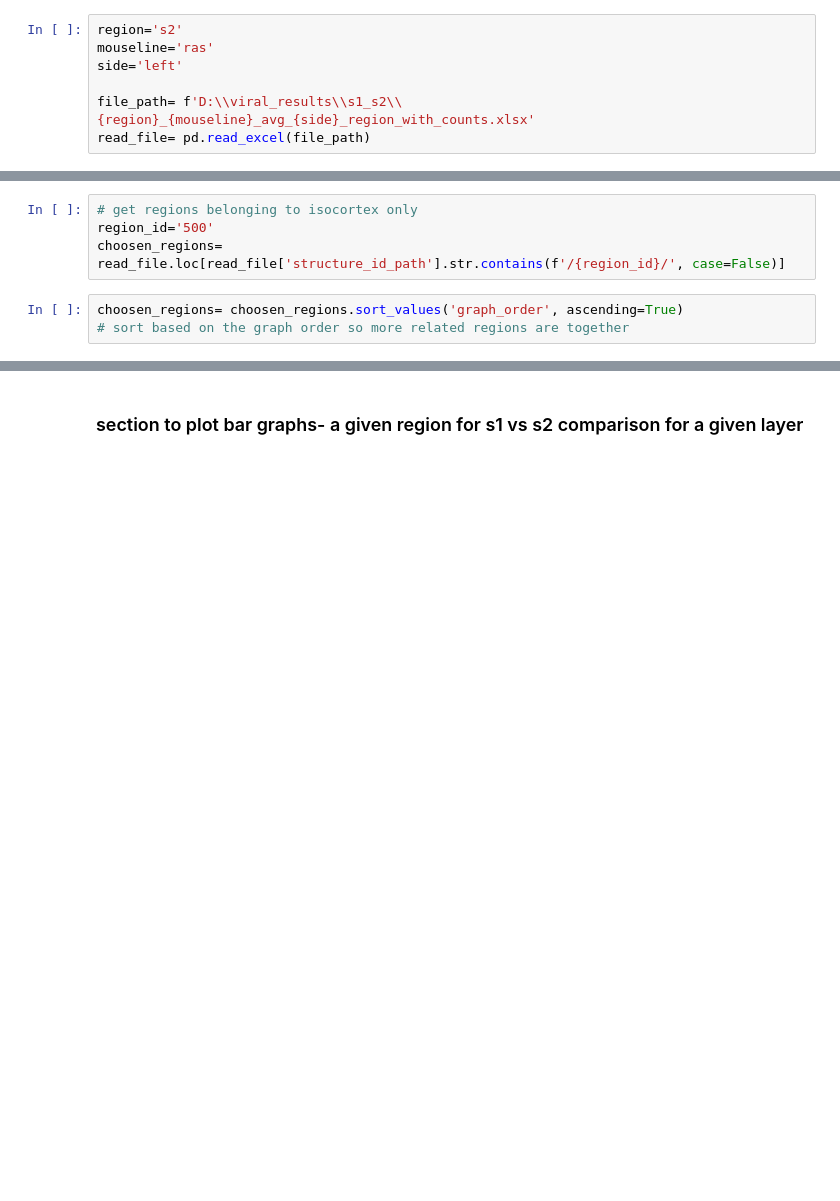
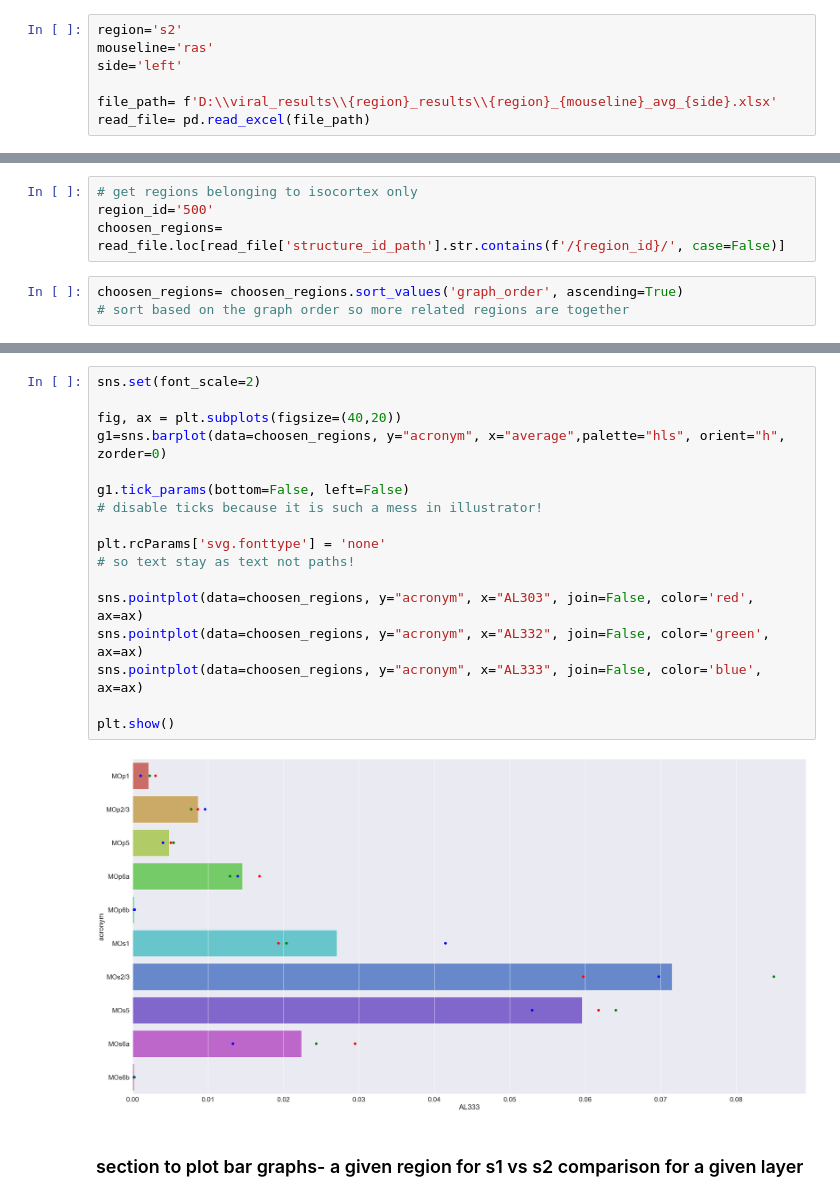
Before and after one commit to YANQI-LIU/Image_Registration, a Jupyter notebook: plotting_sns.ipynb, the cells around one changed output, grey strips where cells are left out. Saved outputs shown, nothing was run; the diff lists cells and outputs as text; blank space fills up the shorter version.

```diff
--- a/plotting_sns.ipynb
+++ b/plotting_sns.ipynb
@@ -261,7 +626,7 @@ region='s2'
 mouseline='ras'
 side='left'
 
-file_path= f'D:\\viral_results\\s1_s2\\{region}_{mouseline}_avg_{side}_region_with_counts.xlsx'
+file_path= f'D:\\viral_results\\{region}_results\\{region}_{mouseline}_avg_{side}.xlsx'
 read_file= pd.read_excel(file_path)
 # %% [markdown]
 some ids to consider
@@ -297,6 +677,25 @@ plt.savefig(f'{outdir}\\{region}_{mouseline}_avg_{side}_{region_id}.svg')
 plt.show()
 # %% [output]
 [figure]
+# %%
+sns.set(font_scale=2)
+
+fig, ax = plt.subplots(figsize=(40,20))
+g1=sns.barplot(data=choosen_regions, y="acronym", x="average",palette="hls", orient="h", zorder=0)
+
+g1.tick_params(bottom=False, left=False)
+# disable ticks because it is such a mess in illustrator!
+
+plt.rcParams['svg.fonttype'] = 'none'
+# so text stay as text not paths!
+
+sns.pointplot(data=choosen_regions, y="acronym", x="AL303", join=False, color='red', ax=ax)
+sns.pointplot(data=choosen_regions, y="acronym", x="AL332", join=False, color='green', ax=ax)
+sns.pointplot(data=choosen_regions, y="acronym", x="AL333", join=False, color='blue', ax=ax)
+
+plt.show()
+# %% [output]
+[figure, added]
 # %% [markdown]
 ### section to plot bar graphs- a given region for s1 vs s2 comparison for a given layer
 # %%
```
Also changed, not shown: parts of 70 cells of this notebook.
